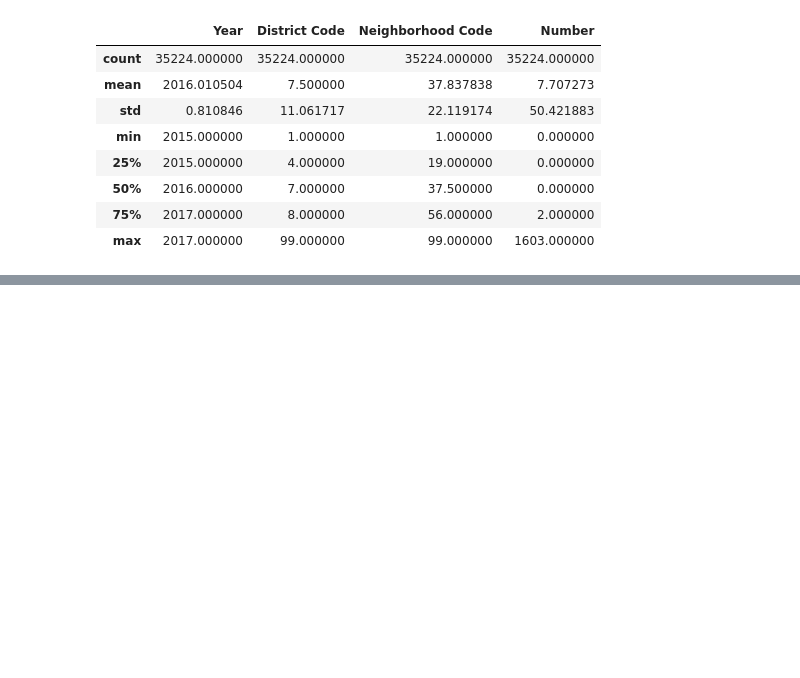
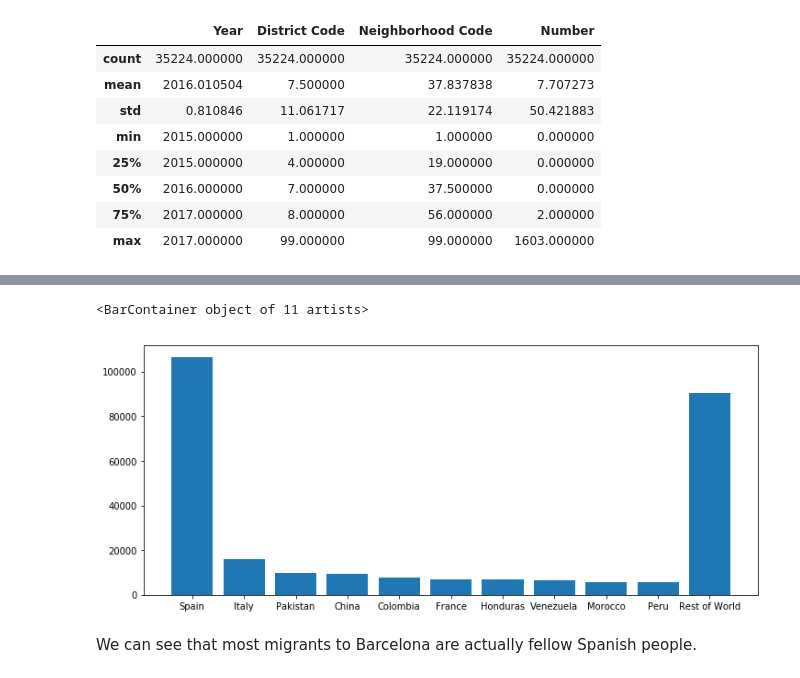
Before and after one commit to novajon/exploring-barcelona, a Jupyter notebook: Initial_Barcelona_Exploration.ipynb, the cells around one changed output, grey strips where cells are left out. Cells and saved outputs as stored; diff of their text form; code cells hidden in the pictures; blank space fills up the shorter version.

```diff
--- a/Initial_Barcelona_Exploration.ipynb
+++ b/Initial_Barcelona_Exploration.ipynb
@@ -78,0 +149,10 @@ immigrants_nationality[immigrants_nationality.Nationality == "Spain"]
+# %%
+sum_of_rest = sum(immigration_numbers[10:])
+# %%
+plt.figure(figsize=(12,5))
+plt.bar(origin_countries[:10] + ["Rest of World"],immigration_numbers[:10] + [sum_of_rest])
+# %% [output]
+<BarContainer object of 11 artists>
+[figure, added]
+# %% [markdown]
+We can see that most migrants to Barcelona are actually fellow Spanish people.
```
Also changed, not shown: parts of 18 cells of this notebook.
